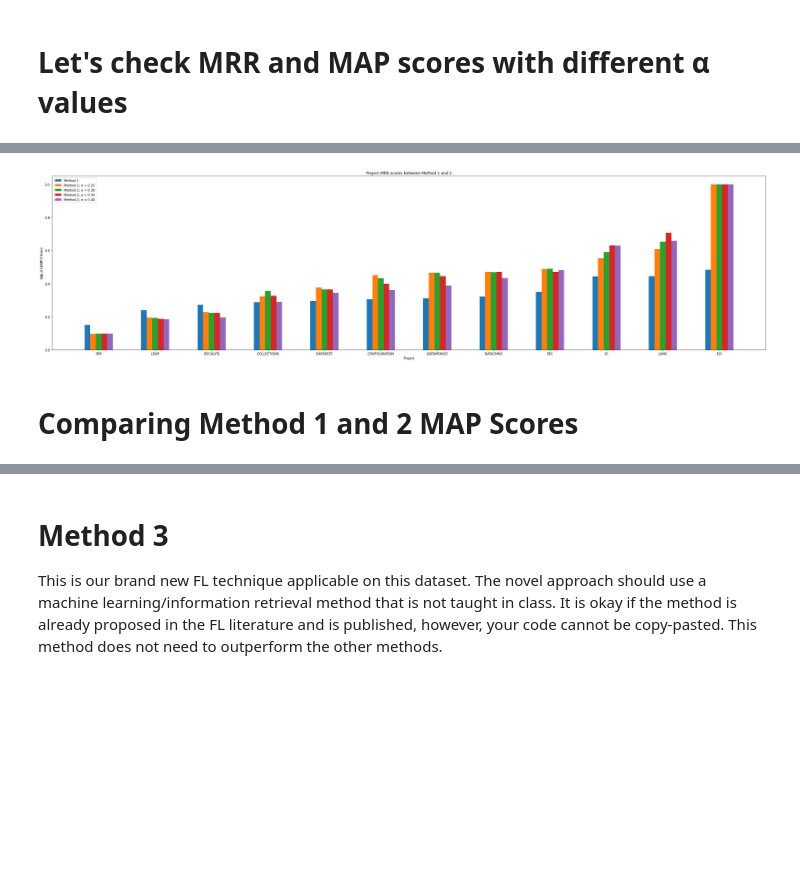
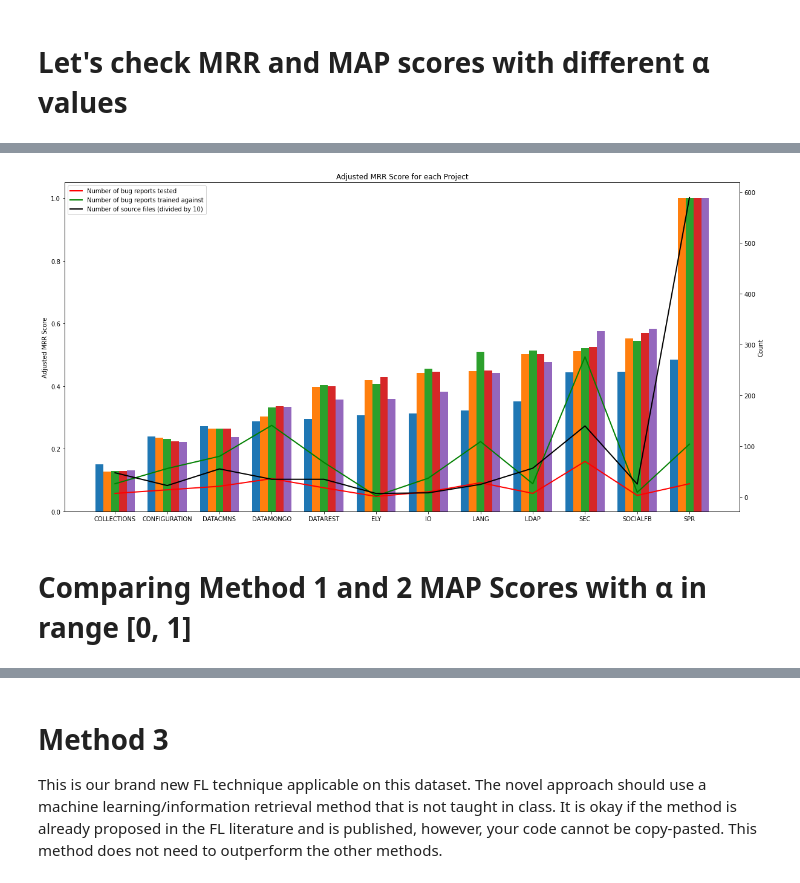
Before and after one commit to Tijunel/ENSF544-FINAL, a Jupyter notebook: Preprocessing.ipynb, the cells around one changed output, grey strips where cells are left out. Drawn from its saved outputs; the diff is of its cells as text; code cells hidden in the pictures; blank space fills up the shorter version.

```diff
--- a/Preprocessing.ipynb
+++ b/Preprocessing.ipynb
@@ -668,7 +697,7 @@ def split_testing_training(bug_reports):
   training_bug_reports = []
   for project_reports in project_bug_reports:
     project_reports.sort_values('fixdate', inplace = True, ascending = True)
-    break_index = math.ceil((len(project_reports) - 1) * .7)
+    break_index = math.ceil((len(project_reports) - 1) * .8)
     testing_bug_reports.append(project_reports.iloc[break_index:, :])
     training_bug_reports.append(project_reports.iloc[:break_index, :])
 
@@ -827,16 +869,22 @@ def plot_scores_vs_α(*args):
 # Plot MRR scores
 metric_scores = plot_scores_vs_α(testing_bug_reports, calculate_adjusted_MRR, 'adjusted_MRR', 'final_scores')
 for k, v in metric_scores.items():
-  plt.plot(α_range, v, label = k, linestyle = "-") # Show number of files in label
-plt.rcParams["figure.figsize"] = (40, 10)
+  plt.plot(α_range, v, label = k, linestyle = "-", linewidth=2)
+plt.rcParams["figure.figsize"] = (20, 10)
+plt.title('Adjusted MRR Score per project with α=[0, 1]')
+plt.xlabel('α')
+plt.ylabel('Adjusted MRR Score')
 plt.legend()
 plt.show()
 
 # Plot MAP scores
 metric_scores = plot_scores_vs_α(testing_bug_reports, calculate_average_precision, 'average_precision', 'final_scores')
 for k, v in metric_scores.items():
-  plt.plot(α_range, v, label = k, linestyle = "-") # Show number of files in label
-plt.rcParams["figure.figsize"] = (40, 10)
+  plt.plot(α_range, v, label = k, linestyle = "-", linewidth=2)
+plt.rcParams["figure.figsize"] = (20, 10)
+plt.title('MAP Score per project with α=[0, 1]')
+plt.xlabel('α')
+plt.ylabel('MAP Score')
 plt.legend()
 plt.show()
 # %% [output]
@@ -847,50 +895,52 @@ plt.show()
 # %%
+# Get the scores
 method1_scores = calculate_scores(bug_reports, calculate_adjusted_MRR, 'adjusted_MRR', 'similarities')
 method1_scores = dict(sorted(method1_scores.items(), key=lambda item: item[1]))
-
 testing_bug_reports['final_scores'] = calculate_final_scores(testing_bug_reports, 0.25)
 method2_scores_α025 = calculate_scores(testing_bug_reports, calculate_adjusted_MRR, 'adjusted_MRR', 'final_scores')
 method2_scores_α025 = dict(sorted(method2_scores_α025.items(), key=lambda item: item[1]))
-
 testing_bug_reports['final_scores'] = calculate_final_scores(testing_bug_reports, 0.3)
 method2_scores_α030 = calculate_scores(testing_bug_reports, calculate_adjusted_MRR, 'adjusted_MRR', 'final_scores')
 method2_scores_α030 = dict(sorted(method2_scores_α030.items(), key=lambda item: item[1]))
-
 testing_bug_reports['final_scores'] = calculate_final_scores(testing_bug_reports, 0.35)
 method2_scores_α035 = calculate_scores(testing_bug_reports, calculate_adjusted_MRR, 'adjusted_MRR', 'final_scores')
 method2_scores_α035 = dict(sorted(method2_scores_α035.items(), key=lambda item: item[1]))
-
 testing_bug_reports['final_scores'] = calculate_final_scores(testing_bug_reports, 0.40)
 method2_scores_α040 = calculate_scores(testing_bug_reports, calculate_adjusted_MRR, 'adjusted_MRR', 'final_scores')
 method2_scores_α040 = dict(sorted(method2_scores_α040.items(), key=lambda item: item[1]))
 
+# Get the counts
+testing_bug_report_counts = [(project, len(group)) for project, group in testing_bug_reports.groupby('project')]
+training_bug_report_counts = [(project, len(group)) for project, group in training_bug_reports.groupby('project')]
+source_file_counts = [(project, len(group) / 10) for project, group in source_files.groupby('project')]
+
+# Plot the bars
+fig, ax1 = plt.subplots()
+fig.set_size_inches(20, 10)
+ax1.set_ylabel('Adjusted MRR Score')
 labels = list(method1_scores.keys())
 x = np.arange(len(labels))
 width = 0.15
+ax1.bar(x - 0.3, list(method1_scores.values()), width, label="Method 1")
+ax1.bar(x - 0.15, list(method2_scores_α025.values()), width, label="Method 2; α = 0.25")
+ax1.bar(x + 0.0, list(method2_scores_α030.values()), width, label="Method 2; α = 0.30")
+ax1.bar(x + 0.15, list(method2_scores_α035.values()), width, label="Method 2; α = 0.35")
+ax1.bar(x + 0.3, list(method2_scores_α040.values()), width, label="Method 2; α = 0.40")
 
-fig, ax = plt.subplots()
-ax.bar(x - 0.3, list(method1_scores.values()), width, label="Method 1")
-ax.bar(x - 0.15, list(method2_scores_α025.values()), width, label="Method 2; α = 0.25")
-ax.bar(x + 0.0, list(method2_scores_α030.values()), width, label="Method 2; α = 0.30")
-ax.bar(x + 0.15, list(method2_scores_α035.values()), width, label="Method 2; α = 0.35")
-ax.bar(x + 0.30, list(method2_scores_α040.values()), width, label="Method 2; α = 0.40")
+# Plot the counts
+ax2 = ax1.twinx()
+ax2.set_ylabel('Count')
+ax2.plot([p[0] for p in testing_bug_report_counts], [p[1] for p in testing_bug_report_counts], label = "Number of bug reports tested", color="red", linewidth=2)
+ax2.plot([p[0] for p in training_bug_report_counts], [p[1] for p in training_bug_report_counts], label = "Number of bug reports trained against", color="green", linewidth=2)
+ax2.plot([p[0] for p in source_file_counts], [p[1] for p in source_file_counts], label = "Number of source files (divided by 10)", color="black", linewidth=2)
 
-ax.set_xlabel('Project')
-ax.set_ylabel('Adjusted MRR Score')
-ax.set_title('Project MRR scores between Method 1 and 2')
-ax.set_xticks(x)
-ax.set_xticklabels(labels)
-ax.legend()
-
-fig.set_size_inches(40, 10)
+plt.title('Adjusted MRR Score for each Project')
+plt.legend()
 plt.show()
-
-# TODO: Remove ELY
-# Display bug and source file count
 # %% [output]
-[figure, old version]
+[figure, new version]
 # %% [markdown]
-# Comparing Method 1 and 2 MAP Scores
+# Comparing Method 1 and 2 MAP Scores with α in range [0, 1]
 # %%
 # Comparing Method 1 and 2 MAP scores
 testing_bug_reports['final_scores'] = calculate_final_scores(testing_bug_reports, 0.25)
```
Also changed, not shown: parts of 16 cells of this notebook.
